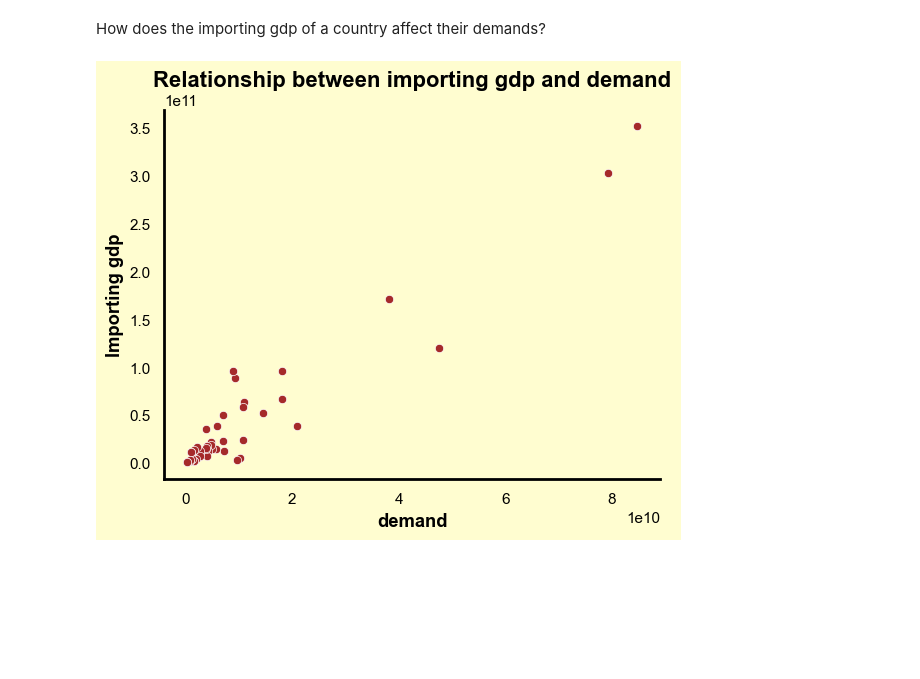
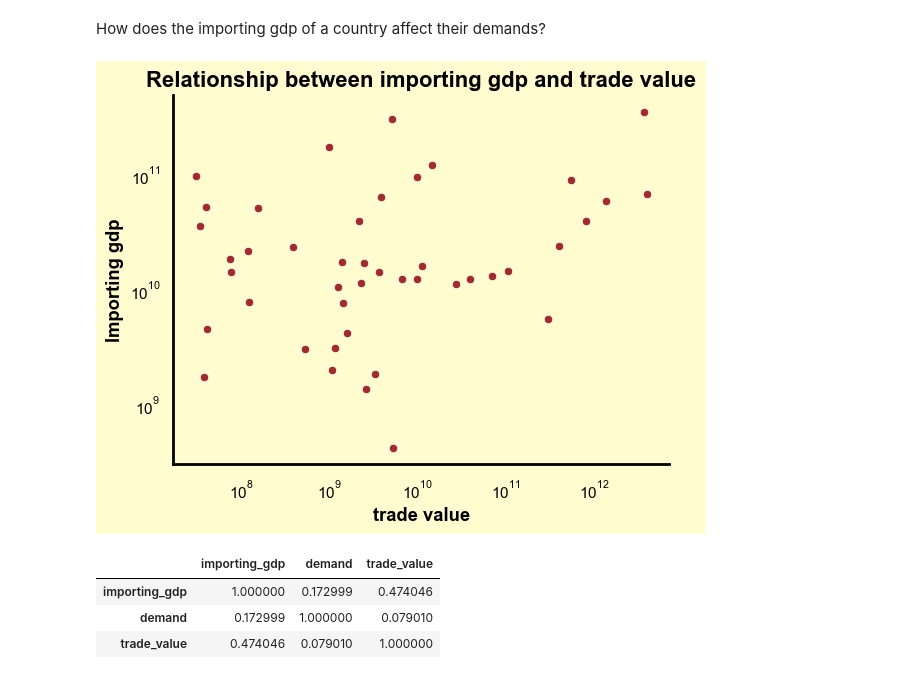
Before and after one commit to chisomruth/SAIL-FELLOWSHIP, a Jupyter notebook: Trade.ipynb, the cells around one changed output. Cells and saved outputs as stored; diff of their text form; code cells hidden in the pictures; blank space fills up the shorter version.

```diff
--- a/Trade.ipynb
+++ b/Trade.ipynb
@@ -1216,16 +1277,27 @@ plt.show()
 
 How does the importing gdp of a country affect their demands?
 # %%
-country_gdp_by_demand = cleaned_data.groupby(['importing_country', 'importing_gdp'])['demand'].sum().reset_index().sort_values(by = 'demand', ascending=False)
 
-ax = sns.scatterplot(country_gdp_by_demand, y=country_gdp_by_demand['importing_gdp'], x=country_gdp_by_demand['demand'], color=custom_palette['deep_brownish_red'])
-plt.xlabel('demand')
+country_gdp_by_demand = cleaned_data.groupby(['importing_gdp'])['trade_value'].sum().reset_index()
+
+ax = sns.scatterplot(country_gdp_by_demand, y=country_gdp_by_demand['importing_gdp'], x=country_gdp_by_demand['trade_value'], color=custom_palette['deep_brownish_red'])
+plt.xlabel('trade value')
 plt.ylabel('Importing gdp')
-plt.title('Relationship between importing gdp and demand')
+plt.title('Relationship between importing gdp and trade value')
+plt.xscale("log")
+plt.yscale("log")
 plt.grid(visible= False)
 plt.gca().set_facecolor(custom_palette['milk'])
 sns.despine()
 sns.despine(left = False)
 plt.show()
 # %% [output]
-[figure, old version]
+[figure, new version]
+# %%
+col = cleaned_data[["importing_gdp", "demand", "trade_value"]]
+col.corr()
+# %% [output]
+|  | importing_gdp | demand | trade_value |
+| importing_gdp | 1.000000 | 0.172999 | 0.474046 |
+| demand | 0.172999 | 1.000000 | 0.079010 |
+| trade_value | 0.474046 | 0.079010 | 1.000000 |
```
Also changed, not shown: parts of 11 cells of this notebook.
